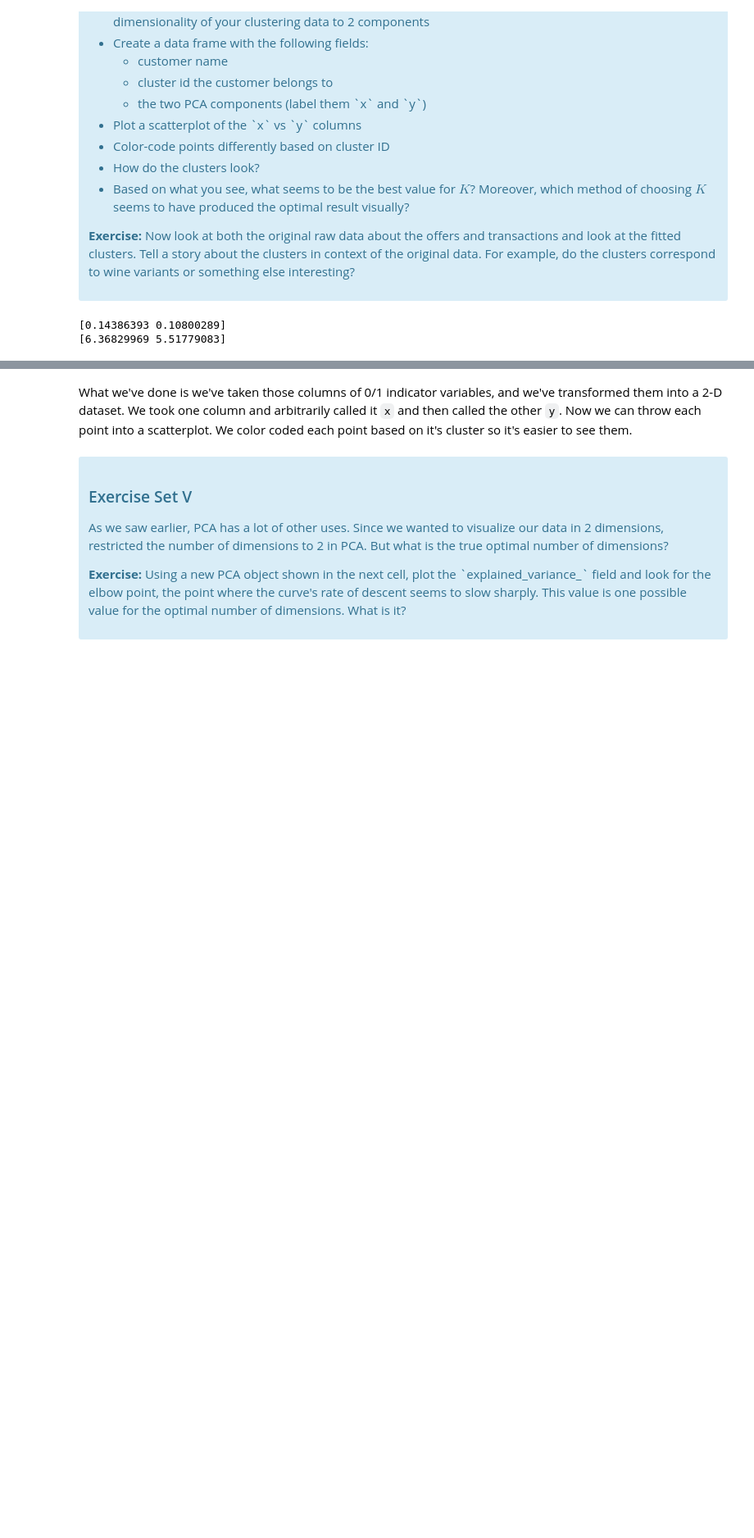
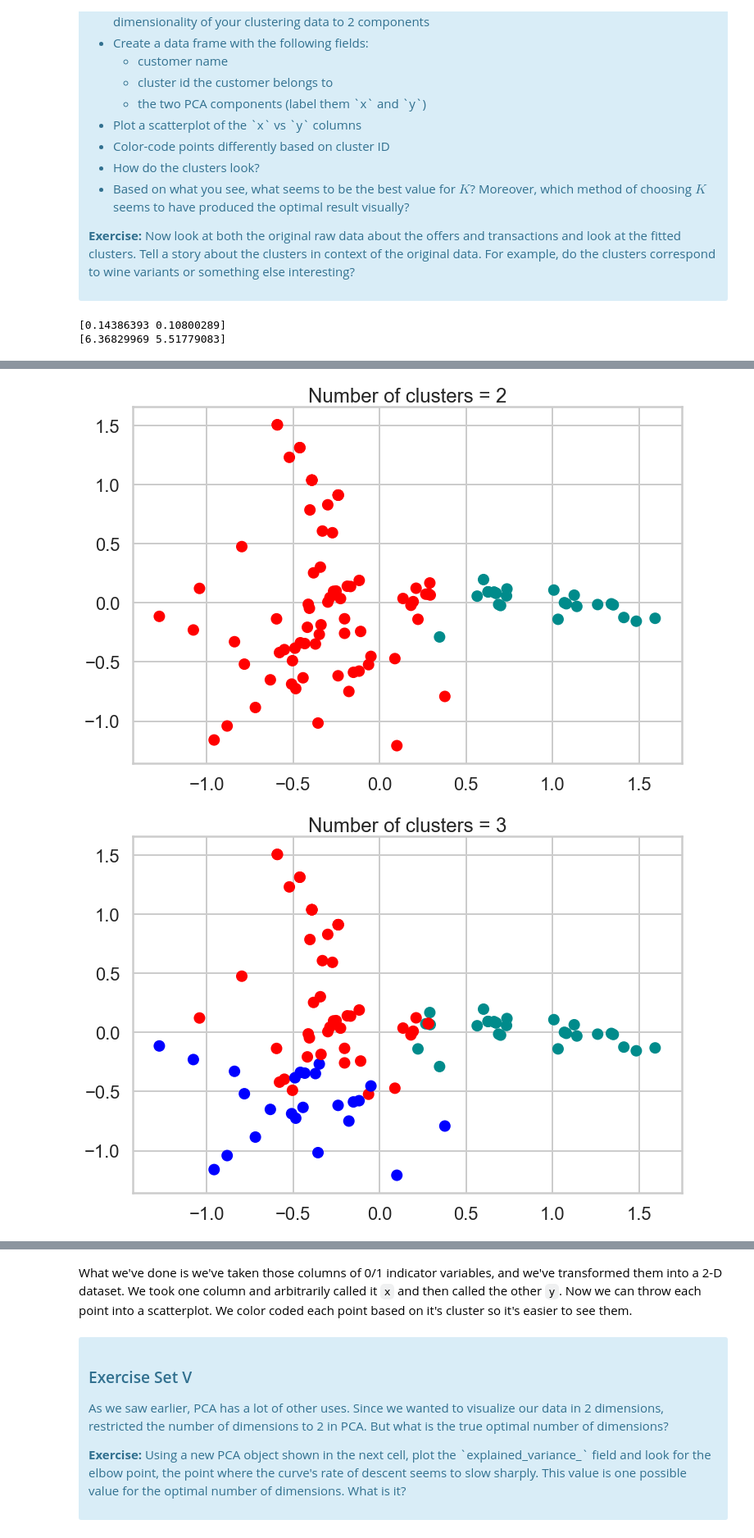
Before and after one commit to karinahou/springboard, a Jupyter notebook: Mini_Project_Clustering.ipynb, the cells around one changed output, grey strips where cells are left out. Shown: that part at 82% size. Saved outputs shown, nothing was run; the diff lists cells and outputs as text; code cells hidden in the pictures; blank space fills up the shorter version.

```diff
--- a/Mini_Project_Clustering.ipynb
+++ b/Mini_Project_Clustering.ipynb
@@ -233,0 +428,19 @@ print(pca.singular_values_) #i dont think this is right?
+# %%
+import matplotlib.colors
+
+for i in range(2,6) :
+    pca = PCA(n_components = 2)
+    pca.fit(x_cols)
+    principal_components= pd.DataFrame(pca.transform(x_cols), columns = ['x', 'y'])
+    #principal_components.head()
+
+    principal_components['cluster'] = KMeans(n_clusters = i).fit_predict(x_cols)
+    #principal_components['customer_name'] = matrix['customer_name']
+    principal_components.head()
+    plt.figure(figsize = (12,8))
+    plt.scatter(principal_components['x'], principal_components['y'], c = principal_components['cluster'].tolist(), cmap = matplotlib.colors.ListedColormap(['red', 'green', 'blue', 'yellow', 'darkcyan']))
+    plt.title('Number of clusters = %d' %i)
+    plt.show()
+# %% [output]
+[figure, added]
+[figure, added]
```
Also changed, not shown: parts of 15 cells of this notebook.
